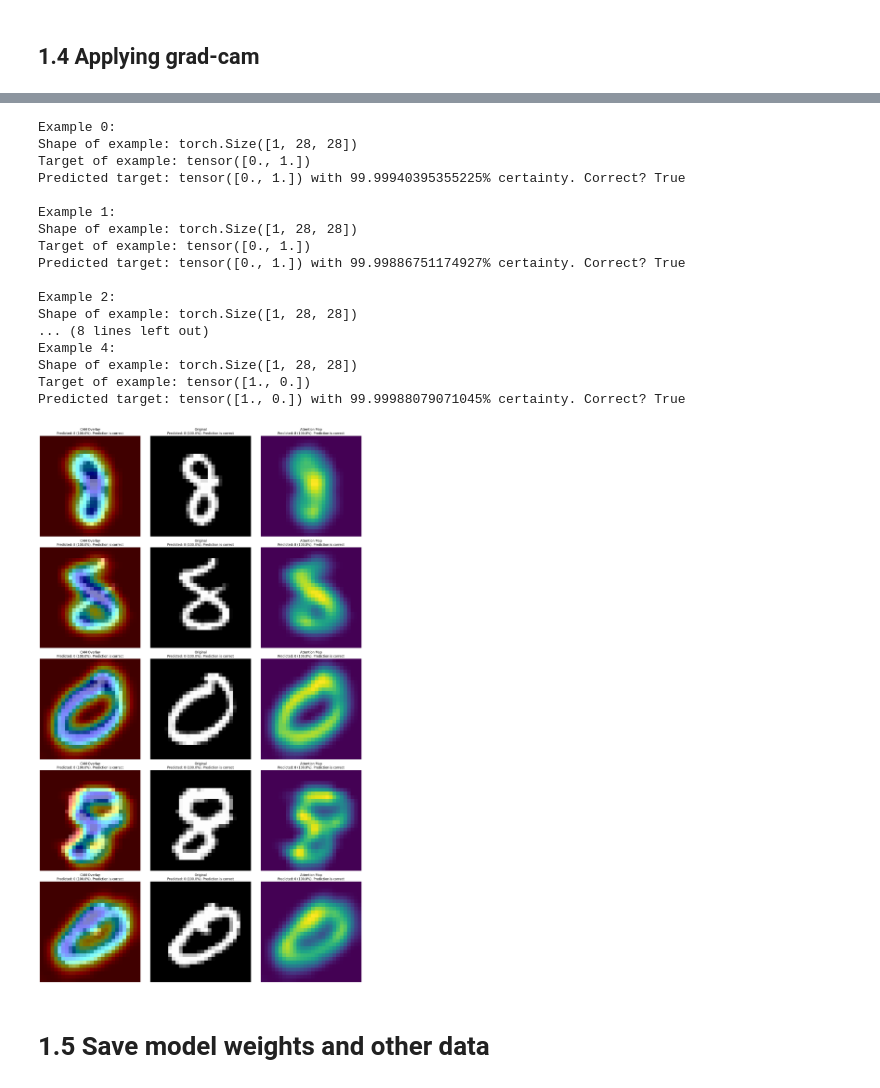
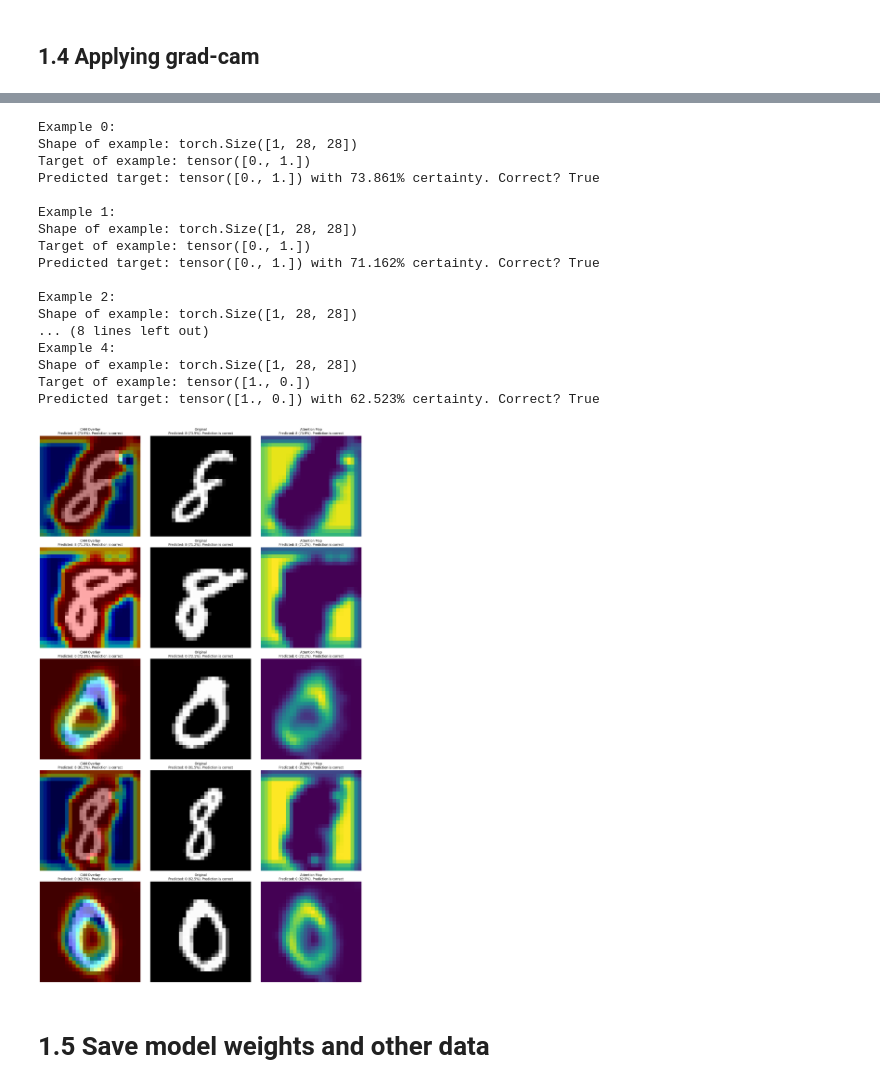
Before and after one commit to zlochina/xil-research-modification, a Jupyter notebook: src/experiments/08_MNIST.ipynb, the cells around one changed output, grey strips where cells are left out. Cells and saved outputs as stored; diff of their text form; code cells hidden in the pictures.

```diff
--- a/src/experiments/08_MNIST.ipynb
+++ b/src/experiments/08_MNIST.ipynb
@@ -13,7 +13,6 @@ The main goal of this experiment is to smoothly introduce usage of RRR as well a
 %matplotlib inline
 import numpy
 import torchvision.datasets as tds
-from IPython.core.pylabtools import figsize
 from torchvision.transforms import ToTensor, Lambda
 import torch
 
@@ -36,7 +35,7 @@ ds_test = tds.MNIST(
     # target_transform=Lambda(lambda y: torch.zeros(2, dtype=torch.float).scatter_(0, torch.tensor(0 if y == 0 else 1 if y == 8 else 2), value=1))
 )
 
-train_dataset_length = -1
+train_dataset_length = 200
 
 labels = [0, 8]
 train_indices = [i for i, (_, label) in enumerate(ds_train) if label in labels][:train_dataset_length]
@@ -105,11 +104,11 @@ model = Sequential(
     # 1st group
     Conv2d(in_channels=1, out_channels=16, kernel_size=3, stride=1, padding=1),
     ReLU(),
-    MaxPool2d(kernel_size=2, stride=2),
+    MaxPool2d(kernel_size=2, stride=2, return_indices=True), #return_indices=True is apparently needed to compute second-order derivatives
     # 2nd group
     Conv2d(in_channels=16, out_channels=32, kernel_size=3, stride=1, padding=1),
     ReLU(),
-    MaxPool2d(kernel_size=2, stride=2),
+    MaxPool2d(kernel_size=2, stride=2, return_indices=True),
     # TODO: maybe 3rd group
     # Flattening into 1d array
     Flatten(),
@@ -120,6 +119,12 @@ model = Sequential(
     Softmax(dim=1)
 )
 # model.eval()
+def reset_parameters(model):
+    for layer in model:
+        try:
+            layer.reset_parameters()
+        except AttributeError:
+            print(f"layer of type {type(layer)} does not have function `reset_parameters")
 # %%
 from torch.utils.data import DataLoader
 from src.utils import XILUtils
@@ -209,7 +214,7 @@ test_dataloader = DataLoader(ds_test, batch_size=batch_size, shuffle=True)
 conf = ModelConfig(batch_size=batch_size)
 
 
-epochs = 1
+epochs = 3
 
 for t in range(epochs):
     print(f"Epoch {t + 1}\n" + 20 * "-")
@@ -341,7 +269,7 @@ import numpy as np
 # model
 # define target layers for grad-cam
 #   define a link to the last convolutional layer of the model
-last_conv_layer = model[3]
+last_conv_layer = model[3] # TODO
 target_layers = [last_conv_layer]
 
 # Number of examples to show
@@ -349,7 +277,8 @@ n_examples = 5  # you can change this number
 
 # define input tensor
 gradcam_dataloader = DataLoader(ds_train, batch_size=n_examples, shuffle=True)
-batch = next(iter(gradcam_dataloader))
+dataloader_iterator = iter(gradcam_dataloader)
+batch = next(dataloader_iterator)
 examples = batch[0]
 targets = batch[1]
 
@@ -380,7 +309,7 @@ for index in range(n_examples):
     print(f"\nExample {index}:")
     print(f"Shape of example: {example.shape}")
     print(f"Target of example: {target}")
-    print(f"Predicted target: {prediction} with {certainty}% certainty. Correct? {all(prediction == target)}")
+    print(f"Predicted target: {prediction} with {certainty:.3f}% certainty. Correct? {all(prediction == target)}")
 
     # Prepare image
     img: numpy.ndarray = example.reshape((28, 28, 1)).repeat(1, 1, 3).numpy()
@@ -409,37 +338,37 @@ for idx in range(n_examples):
     axes[idx, 0].set_title(f'CAM Overlay\n{pred_title}')
     axes[idx, 0].axis('off')
 
     # Second subplot: Original Image
     axes[idx, 1].imshow(images[idx], cmap='viridis')
     axes[idx, 1].set_title(f'Original\n{pred_title}')
     axes[idx, 1].axis('off')
 
     # Third subplot: Attention Map
     axes[idx, 2].imshow(grayscale_maps[idx])
     axes[idx, 2].set_title(f'Attention Map\n{pred_title}')
     axes[idx, 2].axis('off')
 
 plt.tight_layout()
 plt.show()
 # %% [output]
 Example 0:
 Shape of example: torch.Size([1, 28, 28])
 Target of example: tensor([0., 1.])
-Predicted target: tensor([0., 1.]) with 99.99940395355225% certainty. Correct? True
+Predicted target: tensor([0., 1.]) with 73.861% certainty. Correct? True
 
 Example 1:
 Shape of example: torch.Size([1, 28, 28])
 Target of example: tensor([0., 1.])
-Predicted target: tensor([0., 1.]) with 99.99886751174927% certainty. Correct? True
+Predicted target: tensor([0., 1.]) with 71.162% certainty. Correct? True
 
 Example 2:
 Shape of example: torch.Size([1, 28, 28])
 ... (8 lines left out)
 Example 4:
 Shape of example: torch.Size([1, 28, 28])
 Target of example: tensor([1., 0.])
-Predicted target: tensor([1., 0.]) with 99.99988079071045% certainty. Correct? True
+Predicted target: tensor([1., 0.]) with 62.523% certainty. Correct? True
-[figure, old version]
+[figure, new version]
 # %% [markdown]
 # 1.5 Save model weights and other data
 # %%
```
Also changed, not shown: parts of 18 cells of this notebook, 1 other file.
